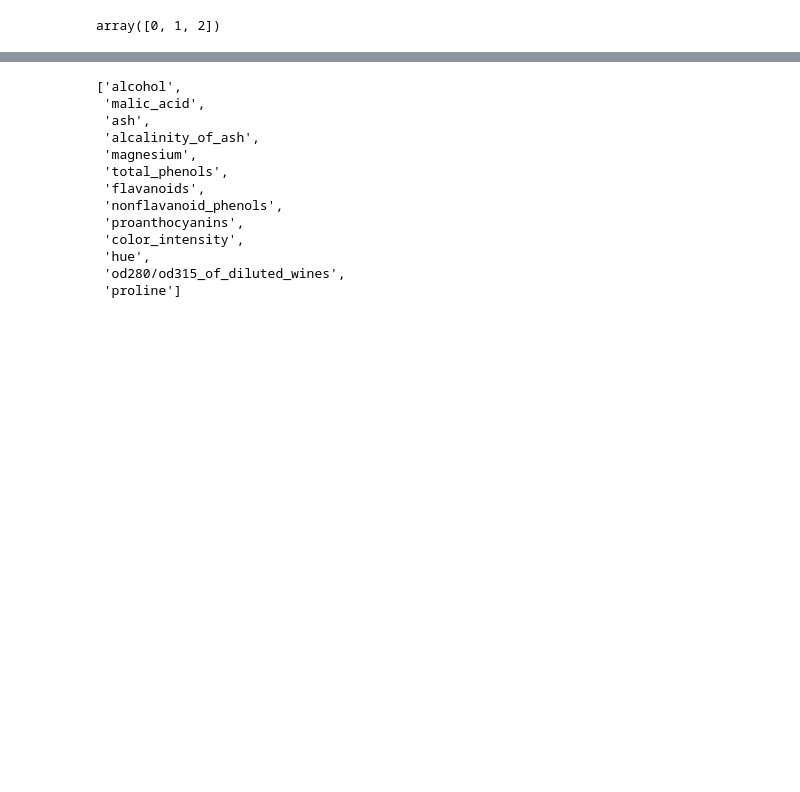
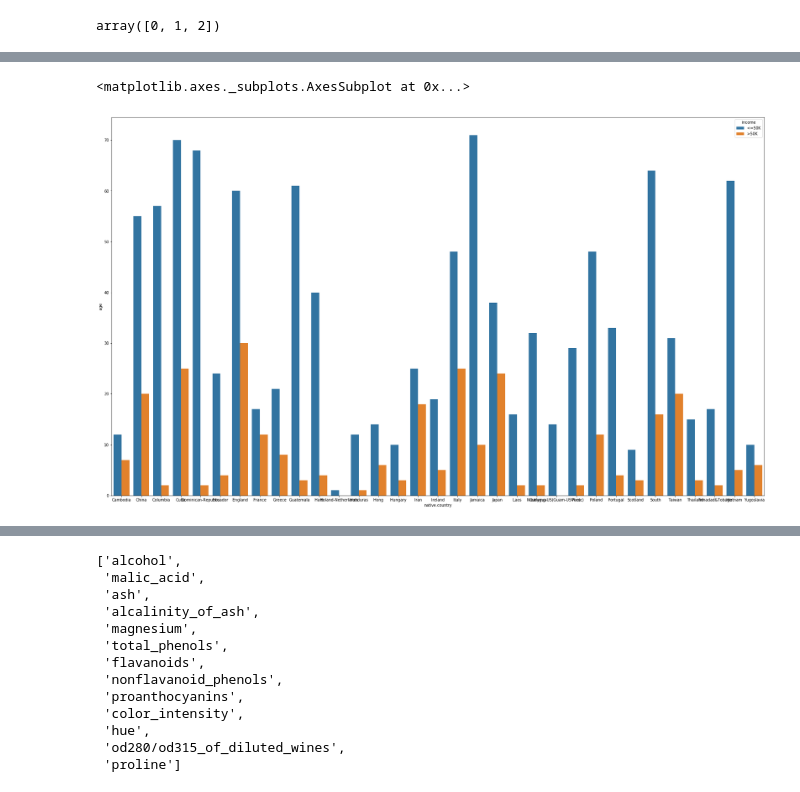
Before and after one commit to neojohny/ml_7641, a Jupyter notebook: homework1/homework1.ipynb, the cells around one changed output, grey strips where cells are left out. Saved outputs shown, nothing was run; the diff lists cells and outputs as text; code cells hidden in the pictures; blank space fills up the shorter version.

```diff
--- a/homework1/homework1.ipynb
+++ b/homework1/homework1.ipynb
@@ -8,0 +175,2 @@ array([0, 1, 2])
+# %%
+aa = aa.reset_index()
@@ -8,0 +195,7 @@ array([0, 1, 2])
+# %%
+a4_dims = (30.7, 18.27)
+fig, ax = plt.subplots(figsize=a4_dims)
+sns.barplot(x='native.country',y='age',data=aa,hue='income')
+# %% [output]
+<matplotlib.axes._subplots.AxesSubplot at 0x...>
+[figure, added]
```
Also changed, not shown: parts of 35 cells of this notebook, 2 other files.
